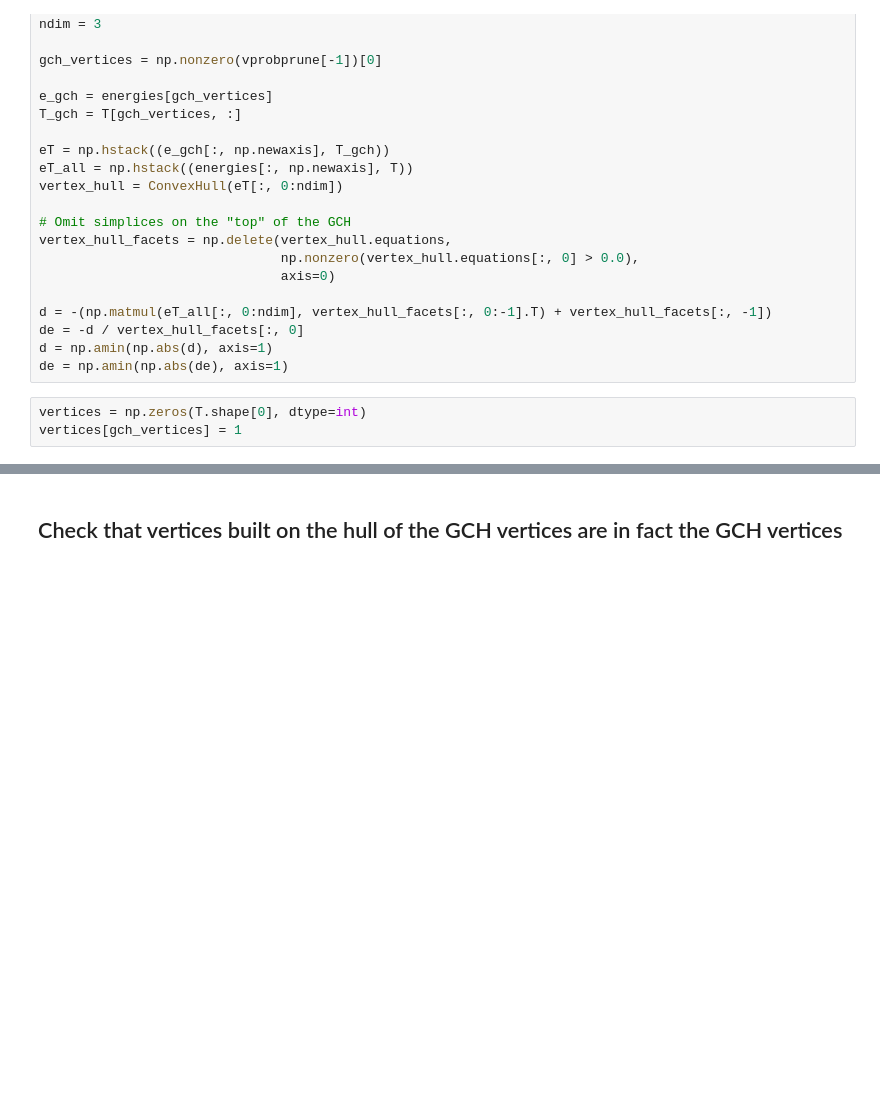
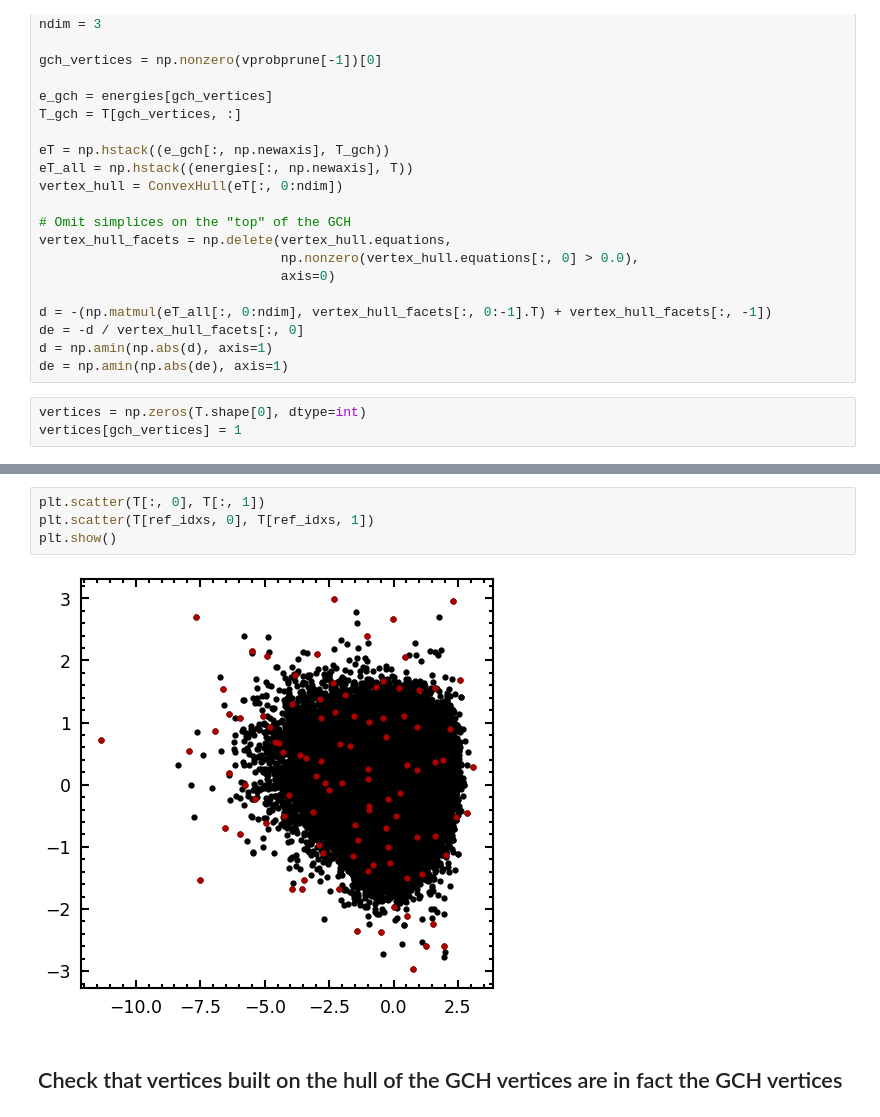
Before and after one commit to bhelfrecht/zeolites_iza-deem, a Jupyter notebook: Scripts/Analysis/gch_analysis.ipynb, the cells around one changed output, grey strips where cells are left out. Drawn from its saved outputs; the diff is of its cells as text; blank space fills up the shorter version.

```diff
--- a/Scripts/Analysis/gch_analysis.ipynb
+++ b/Scripts/Analysis/gch_analysis.ipynb
@@ -100,3 +149,9 @@ vertices[gch_vertices] = 1
+# %%
+plt.scatter(T[:, 0], T[:, 1])
+plt.scatter(T[ref_idxs, 0], T[ref_idxs, 1])
+plt.show()
+# %% [output]
+[figure, added]
 # %% [markdown]
 ## Check that vertices built on the hull of the GCH vertices are in fact the GCH vertices
 # %%
```
Also changed, not shown: parts of 10 cells of this notebook.
